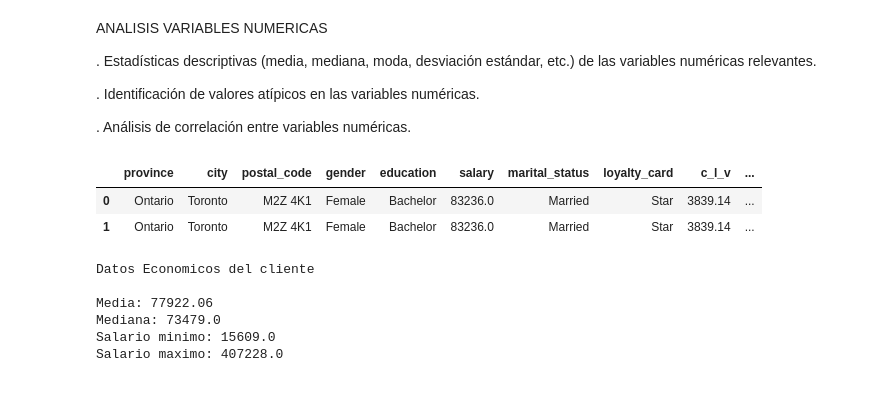
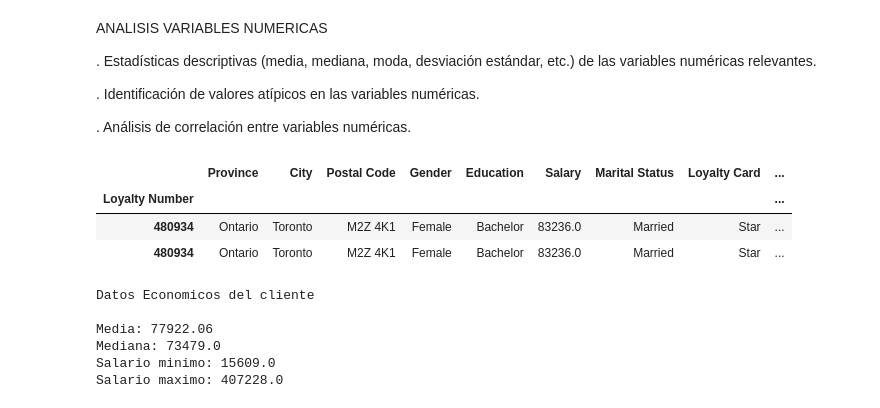
Before and after one commit to Adalab/bda-modulo-3-evaluacion-final-saraguzmanlopez-ops, a Jupyter notebook: Fase_2.ipynb, the cells around one changed output. Cells and saved outputs as stored; diff of their text form; code cells hidden in the pictures.

```diff
--- a/Fase_2.ipynb
+++ b/Fase_2.ipynb
@@ -49,13 +49,14 @@ numéricas relevantes.
 # %%
 
 
-df_final_copia = pd.read_csv('Files\customer_loyalty_cleaned.csv')
+df_final_copia = pd.read_csv('Files\customer_loyalty_cleaned.csv',index_col=0)
 
 df_final_copia.head(2)
 # %% [output]
-|  | province | city | postal_code | gender | education | salary | marital_status | loyalty_card | c_l_v | ... |
-| 0 | Ontario | Toronto | M2Z 4K1 | Female | Bachelor | 83236.0 | Married | Star | 3839.14 | ... |
-| 1 | Ontario | Toronto | M2Z 4K1 | Female | Bachelor | 83236.0 | Married | Star | 3839.14 | ... |
+|  | Province | City | Postal Code | Gender | Education | Salary | Marital Status | Loyalty Card | ... |
+| Loyalty Number |  |  |  |  |  |  |  |  | ... |
+| 480934 | Ontario | Toronto | M2Z 4K1 | Female | Bachelor | 83236.0 | Married | Star | ... |
+| 480934 | Ontario | Toronto | M2Z 4K1 | Female | Bachelor | 83236.0 | Married | Star | ... |
 # %%
 variables_numericas=[['Salary','c_l_v','enrollment_year','enrollment_month','cancellation_year','cancellation_month','year','month','flights_booked','flights_with_companions','total_flights','distance','points_accumulated','dollar_cost_points_redeemed'
 	]]
```
Also changed, not shown: parts of 12 cells of this notebook, 4 other files.
